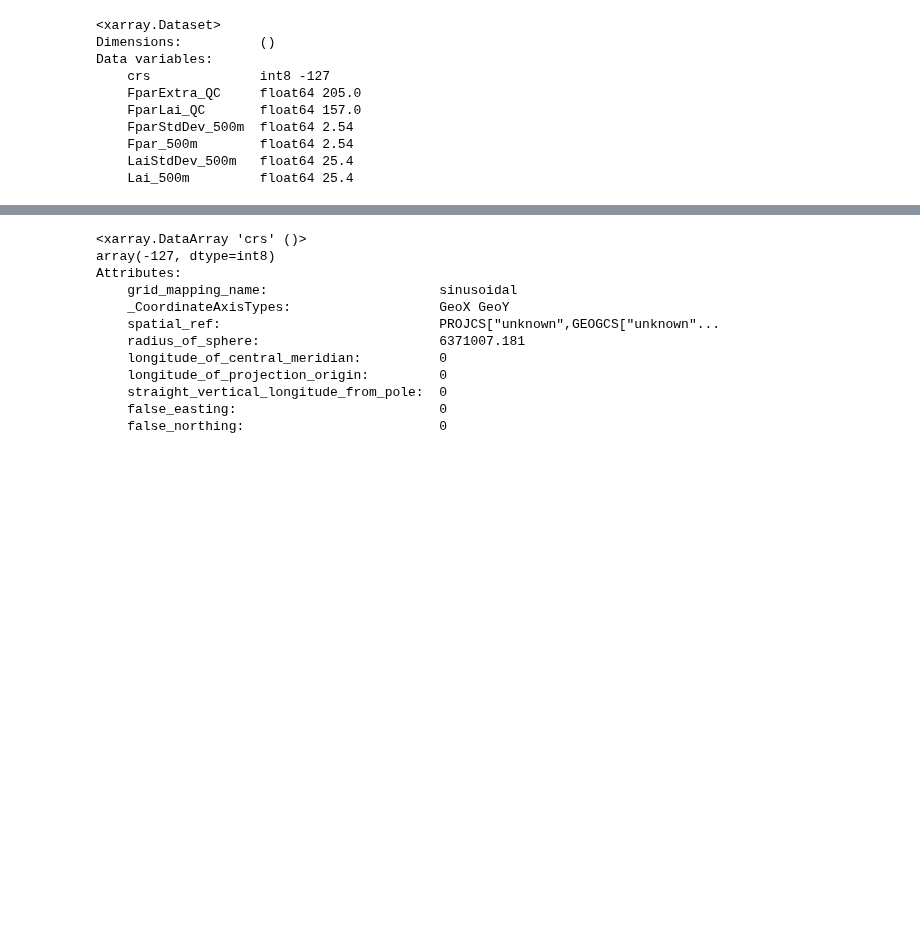
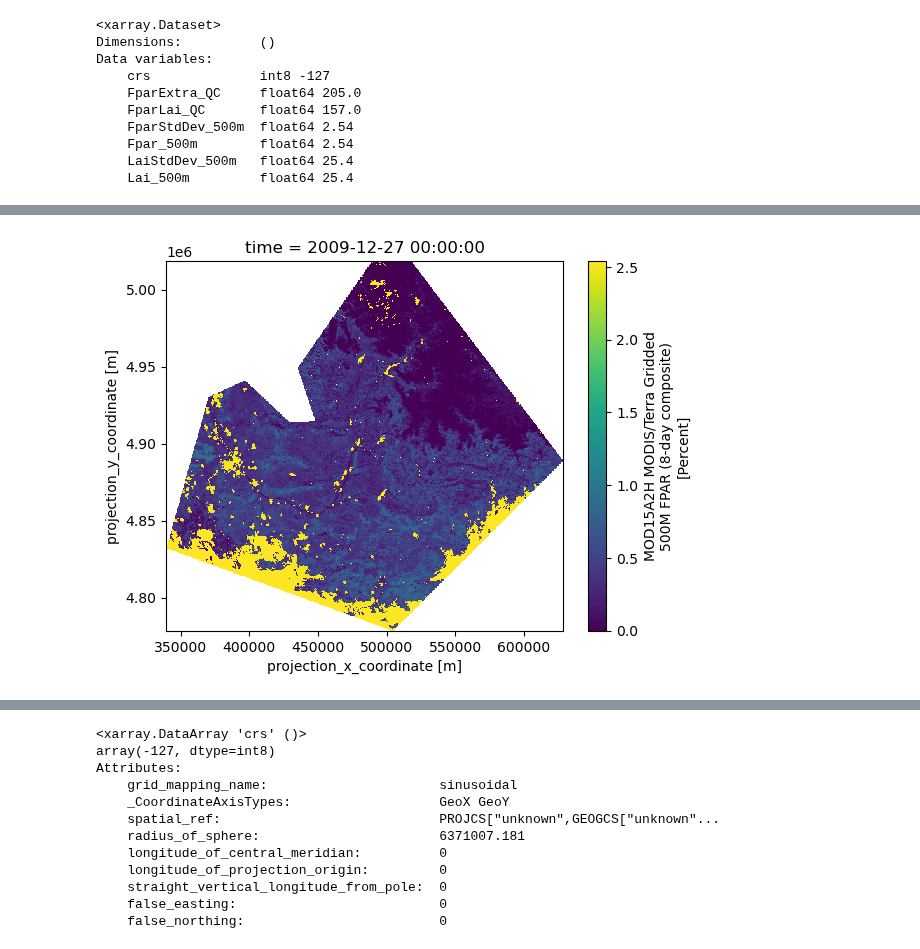
Before and after one commit to Sliders122/wildfire, a Jupyter notebook: src/Inspect_raw_data.ipynb, the cells around one changed output, grey strips where cells are left out. Saved outputs shown, nothing was run; the diff lists cells and outputs as text; code cells hidden in the pictures; blank space fills up the shorter version.

```diff
--- a/src/Inspect_raw_data.ipynb
+++ b/src/Inspect_raw_data.ipynb
@@ -123,0 +151,6 @@ Data variables:
+# %%
+# plot the data
+ds['Fpar_500m'][0].plot()
+plt.show()
+# %% [output]
+[figure, added]
```
Also changed, not shown: parts of 3 cells of this notebook.
